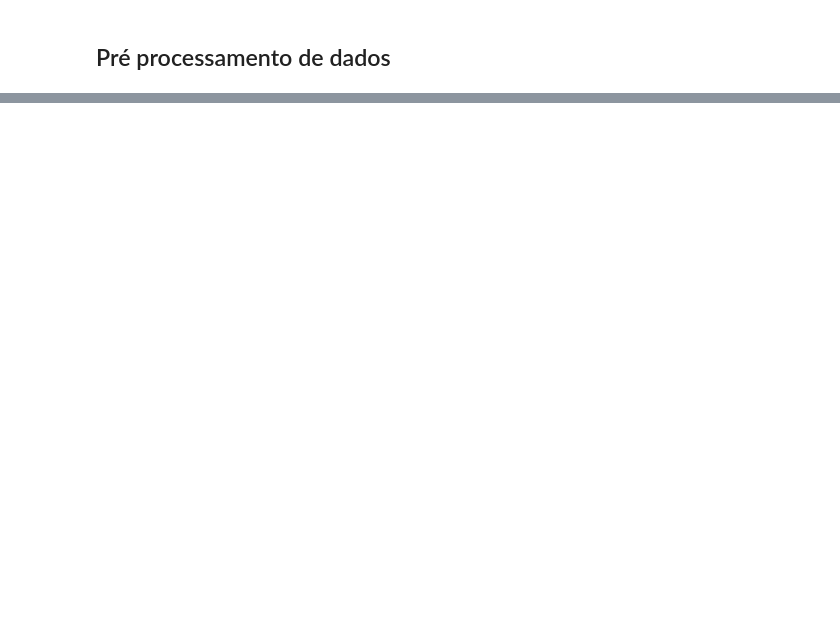
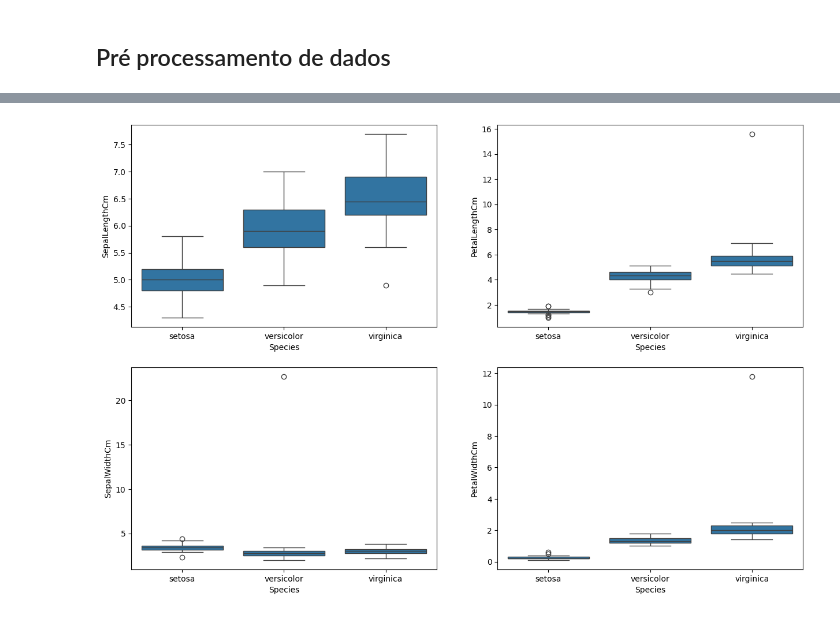
Before and after one commit to luiseduaardo/ml-ds, a Jupyter notebook: 02-pre-processamento.ipynb, the cells around one changed output, grey strips where cells are left out. Cells and saved outputs as stored; diff of their text form; code cells hidden in the pictures; blank space fills up the shorter version.

```diff
--- a/02-pre-processamento.ipynb
+++ b/02-pre-processamento.ipynb
@@ -19,0 +191,13 @@ df.head(5)
+# %%
+# Identificando outliers em dados contínuos
+plt.rcParams['figure.figsize'] = (15,10)
+
+fig, axes = plt.subplots(2,2)
+sns.boxplot(data=df, y='SepalLengthCm', x='Species', ax=axes[0,0])
+sns.boxplot(data=df, y='SepalWidthCm', x='Species', ax=axes[1,0])
+sns.boxplot(data=df, y='PetalLengthCm', x='Species', ax=axes[0,1])
+sns.boxplot(data=df, y='PetalWidthCm', x='Species', ax=axes[1,1])
+
+plt.show()
+# %% [output]
+[figure, added]
```
Also changed, not shown: parts of 33 cells of this notebook.
